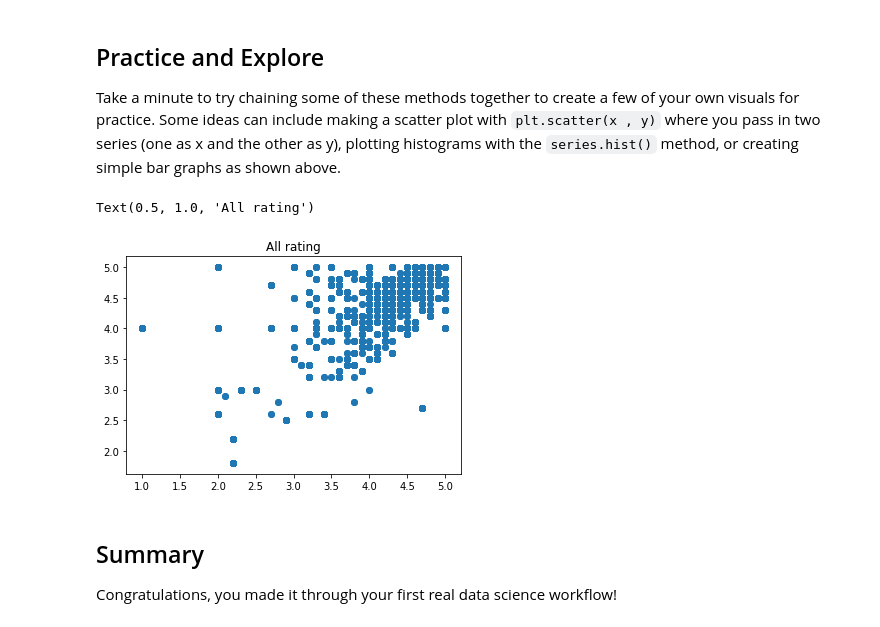
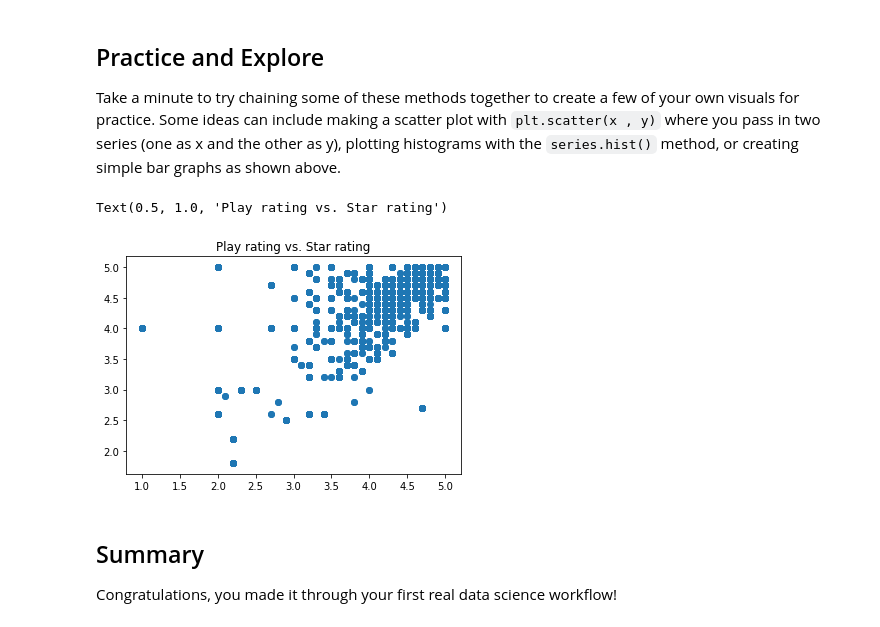
Before and after one commit to FabriceMesidor/dsc-first-codealong-nyc-ds-071519, a Jupyter notebook: index.ipynb, the cells around one changed output. Saved outputs shown, nothing was run; the diff lists cells and outputs as text; code cells hidden in the pictures.

```diff
--- a/index.ipynb
+++ b/index.ipynb
@@ -321,10 +321,10 @@ Text(0, 0.5, 'Theme')
 Take a minute to try chaining some of these methods together to create a few of your own visuals for practice. Some ideas can include making a scatter plot with `plt.scatter(x , y)` where you pass in two series (one as x and the other as y), plotting histograms with the `series.hist()` method, or creating simple bar graphs as shown above.
 # %%
 plt.scatter(df.play_star_rating, df.star_rating)
-plt.title("Play ra")
+plt.title("Play rating vs. Star rating")
 # %% [output]
-Text(0.5, 1.0, 'All rating')
+Text(0.5, 1.0, 'Play rating vs. Star rating')
-[figure, old version]
+[figure, new version]
 # %%
 df.play_star_rating.hist()
 # %%
```
